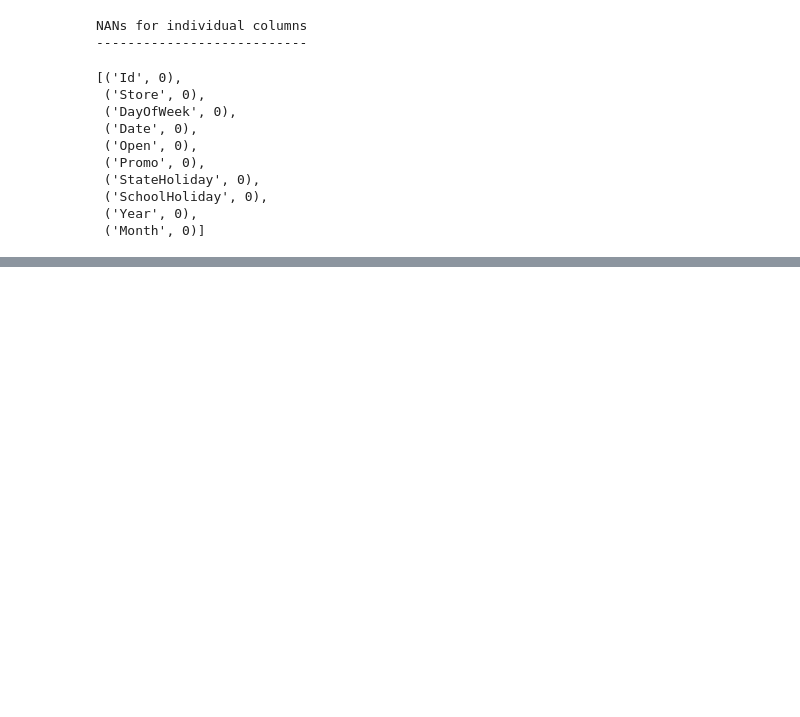
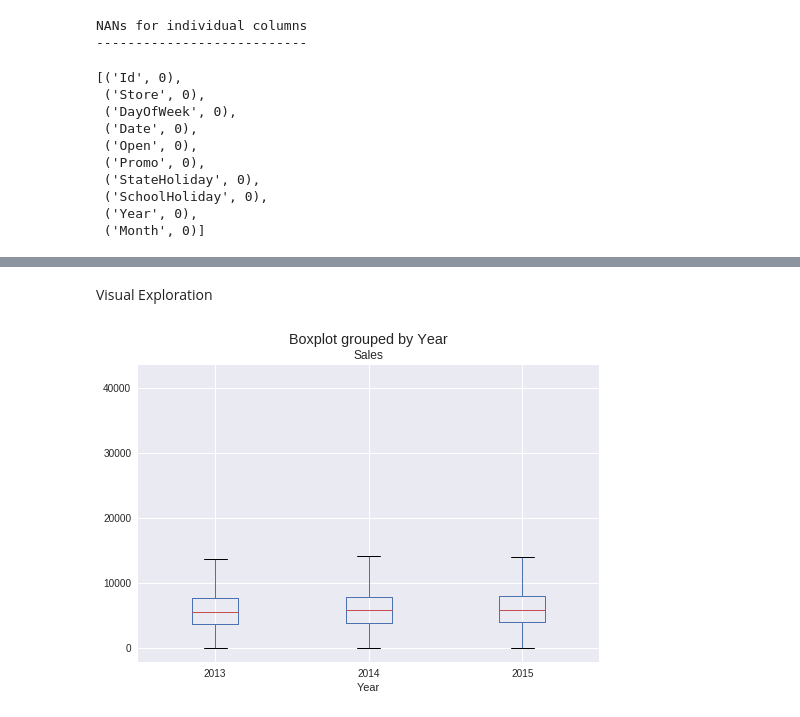
Before and after one commit to ibelieveai/DS-Projects, a Jupyter notebook: Rossmann_Store_Sales_Prediction_Cleaning.ipynb, the cells around one changed output, grey strips where cells are left out. Saved outputs shown, nothing was run; the diff lists cells and outputs as text; code cells hidden in the pictures; blank space fills up the shorter version.

```diff
--- a/Rossmann_Store_Sales_Prediction_Cleaning.ipynb
+++ b/Rossmann_Store_Sales_Prediction_Cleaning.ipynb
@@ -157,0 +211,3 @@ NANs for individual columns
+# %%
+store.loc[store['Promo2'] != 0, 'Promo2SinceWeek'] = store['Promo2SinceWeek'].max() - store.loc[store['Promo2'] != 0, 'Promo2SinceWeek']
+store.loc[store['Promo2'] != 0, 'Promo2SinceYear'] = store['Promo2SinceYear'].max() - store.loc[store['Promo2'] != 0, 'Promo2SinceYear']
@@ -157,0 +261,5 @@ NANs for individual columns
+# %%
+from sklearn.impute import SimpleImputer
+imp = SimpleImputer( strategy='median').fit(store)
+store_imputed = imp.transform(store)
+store2 = pd.DataFrame(store_imputed, columns=store.columns.values)
@@ -157,0 +285,3 @@ NANs for individual columns
+# %%
+store2['CompetitionOpenSinceMonth'] = store2['CompetitionOpenSinceMonth'].max() - store2['CompetitionOpenSinceMonth']
+store2['CompetitionOpenSinceYear'] = store2['CompetitionOpenSinceYear'].max() - store2['CompetitionOpenSinceYear']
@@ -157,0 +297,10 @@ NANs for individual columns
+# %%
+train_store = pd.merge(train, store2, how = 'left', on='Store')
+test_store = test.reset_index().merge(store2, how = 'left', on='Store').set_index('Id')
+# %% [markdown]
+Visual Exploration
+# %%
+train_store.boxplot(column='Sales', by='Year')
+plt.show()
+# %% [output]
+[figure, added]
```
Also changed, not shown: parts of 38 cells of this notebook.
